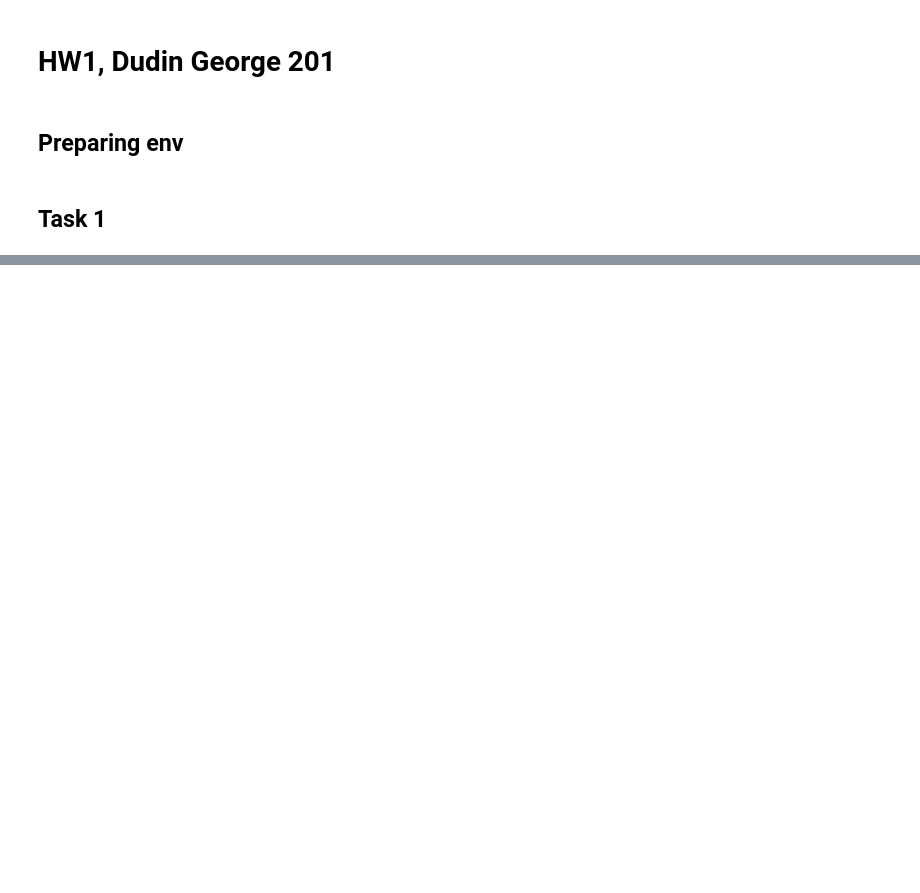
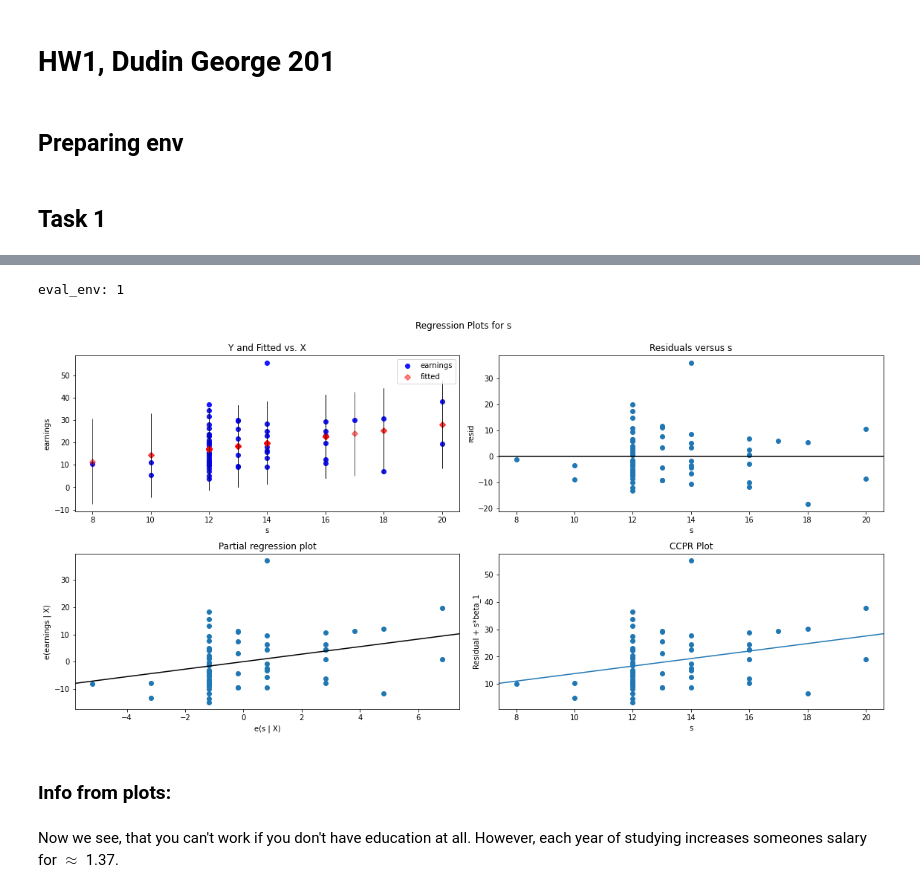
Before and after one commit to dudin-george/econometrics, a Jupyter notebook: HW1/notebook.ipynb, the cells around one changed output, grey strips where cells are left out. Cells and saved outputs as stored; diff of their text form; code cells hidden in the pictures; blank space fills up the shorter version.

```diff
--- a/HW1/notebook.ipynb
+++ b/HW1/notebook.ipynb
@@ -34,0 +88,3 @@ plt.show()
+# %%
+model_es = ols('earnings ~ s', data=df).fit()
+print(model_es.summary())
@@ -34,0 +114,10 @@ plt.show()
+# %%
+fig = plt.figure(figsize=(16,8))
+fig = sm.graphics.plot_regress_exog(model_es, 's', fig=fig)
+# %% [output]
+eval_env: 1
+[figure, added]
+# %% [markdown]
+### Info from plots:
+# %% [markdown]
+Now we see, that you can't work if you don't have education at all. However, each year of studying increases someones salary for $\approx$ 1.37.
```
Also changed, not shown: parts of 36 cells of this notebook.
